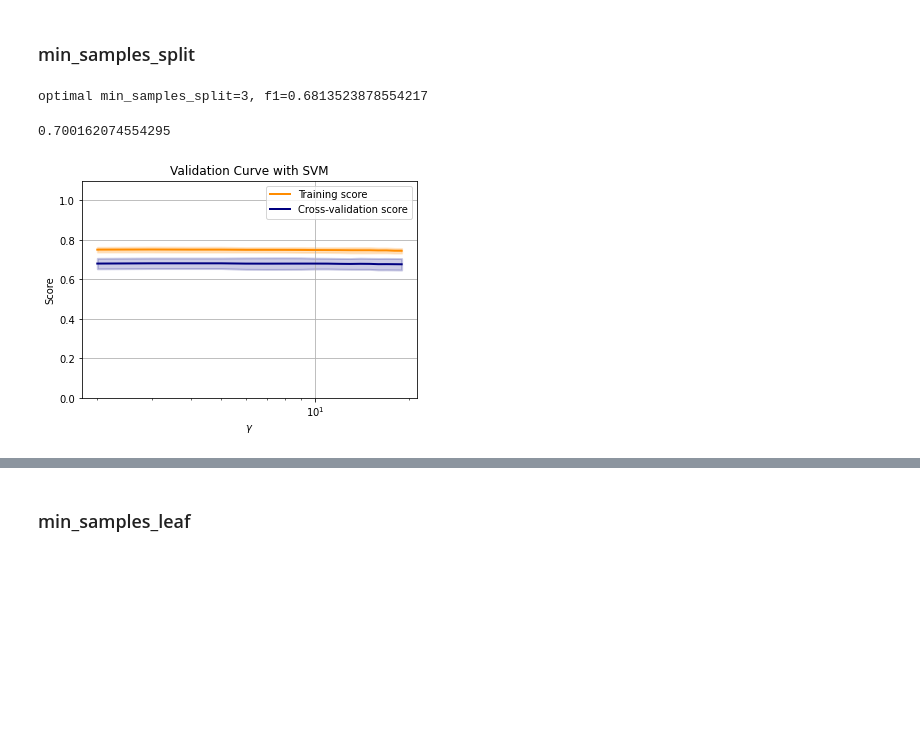
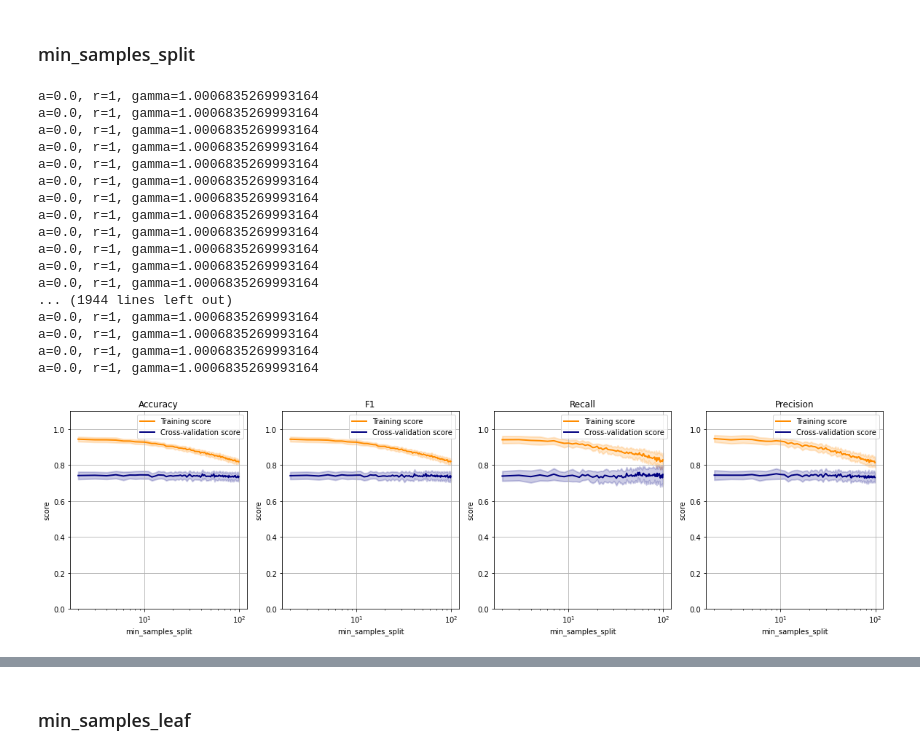
Before and after one commit to jayhtian/cs7641, a Jupyter notebook: supervised_learning/poland_decision_tree.ipynb, the cells around one changed output, grey strips where cells are left out. Saved outputs shown, nothing was run; the diff lists cells and outputs as text; code cells hidden in the pictures; blank space fills up the shorter version.

```diff
--- a/supervised_learning/poland_decision_tree.ipynb
+++ b/supervised_learning/poland_decision_tree.ipynb
@@ -165,24 +274,30 @@ gini score = 0.6880131362889984
 # %% [markdown]
 ### min_samples_split
-# %%
-param_range = range(2, 20)
-classifier = DecisionTreeClassifier(random_state=0, max_depth=7, criterion='entropy')
-cv = StratifiedKFold(n_splits=10, shuffle=True, random_state=0)
-
-train_scores, test_scores = plot_validation_curve(classifier, X, y,
-                  param_name='min_samples_split', param_range=param_range,
-                  cv=cv, scoring='f1', n_jobs=8)
-
-test_scores_mean = np.mean(test_scores, axis=1)
-optimal_min_samples_split = param_range[np.argmax(test_scores_mean)]
-print(f'optimal min_samples_split={optimal_min_samples_split}, f1={test_scores_mean[optimal_min_samples_split]}')
-
-#Validate on test set
-classifier = DecisionTreeClassifier(random_state=0, criterion='entropy', max_depth=optimal_max_depth)
-scorer = check_scoring(classifier, scoring='f1')
-classifier.fit(X_train, y_train)
-scorer(classifier, X_test, y_test)
-# %% [output]
-optimal min_samples_split=3, f1=0.6813523878554217
-0.700162074554295
-[figure, removed]
+# %%
+# min_samples_split
+scoring = ['accuracy', 'f1', 'recall', 'precision']
+param_range = range(2, 100, 2 %)
+classifier = DecisionTreeClassifier(random_state=0, criterion='gini', max_depth=9)
+cv = StratifiedKFold(n_splits=2, shuffle=True, random_state=0)
+results_store, plt = plot_validation_curve_with_undersampling(classifier, X_train, y_train,
+                      param_name='min_samples_split', param_range=param_range, fit_params=None, error_score='raise',
+                      cv=cv, scoring=scoring, n_jobs=8, iterations=20, undersampling_ratio=1)
+# %% [output]
+a=0.0, r=1, gamma=1.0006835269993164
+a=0.0, r=1, gamma=1.0006835269993164
+a=0.0, r=1, gamma=1.0006835269993164
+a=0.0, r=1, gamma=1.0006835269993164
+a=0.0, r=1, gamma=1.0006835269993164
+a=0.0, r=1, gamma=1.0006835269993164
+a=0.0, r=1, gamma=1.0006835269993164
+a=0.0, r=1, gamma=1.0006835269993164
+a=0.0, r=1, gamma=1.0006835269993164
+a=0.0, r=1, gamma=1.0006835269993164
+a=0.0, r=1, gamma=1.0006835269993164
+a=0.0, r=1, gamma=1.0006835269993164
+... (1944 lines left out)
+a=0.0, r=1, gamma=1.0006835269993164
+a=0.0, r=1, gamma=1.0006835269993164
+a=0.0, r=1, gamma=1.0006835269993164
+a=0.0, r=1, gamma=1.0006835269993164
+[figure, added]
```
Also changed, not shown: parts of 31 cells of this notebook, 31 other files.
